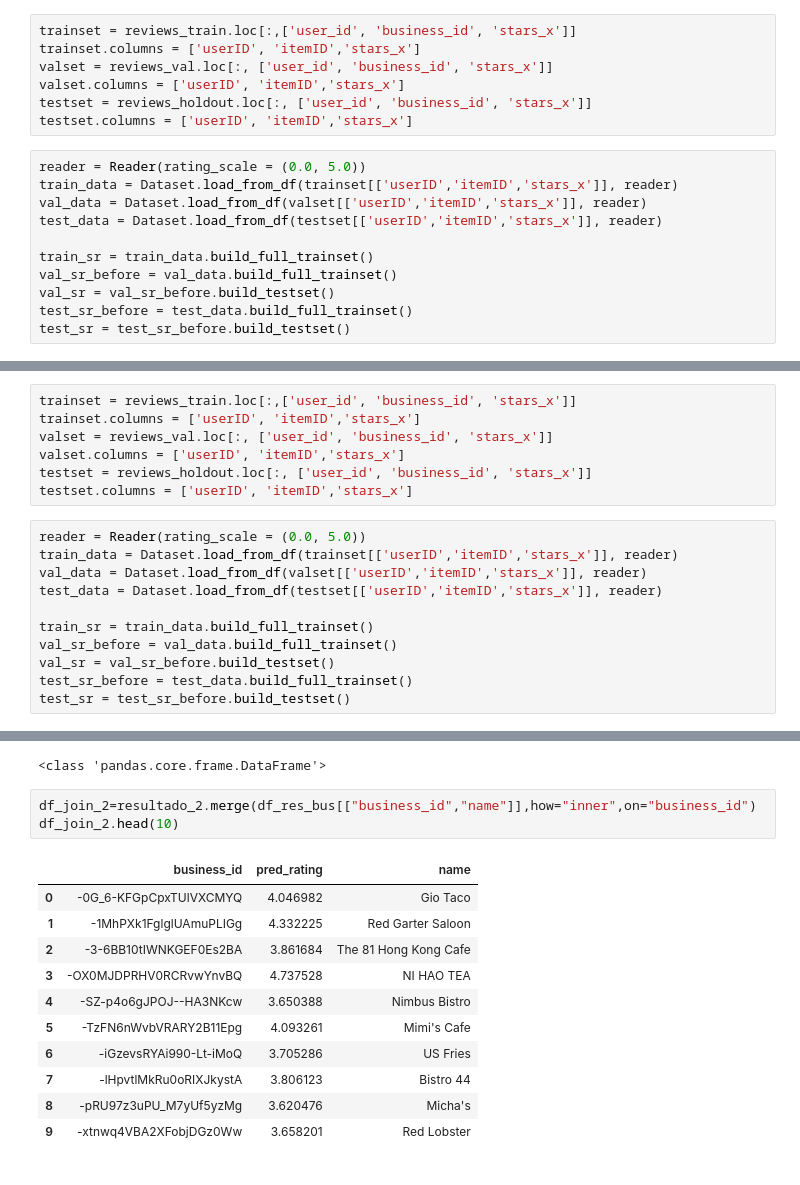
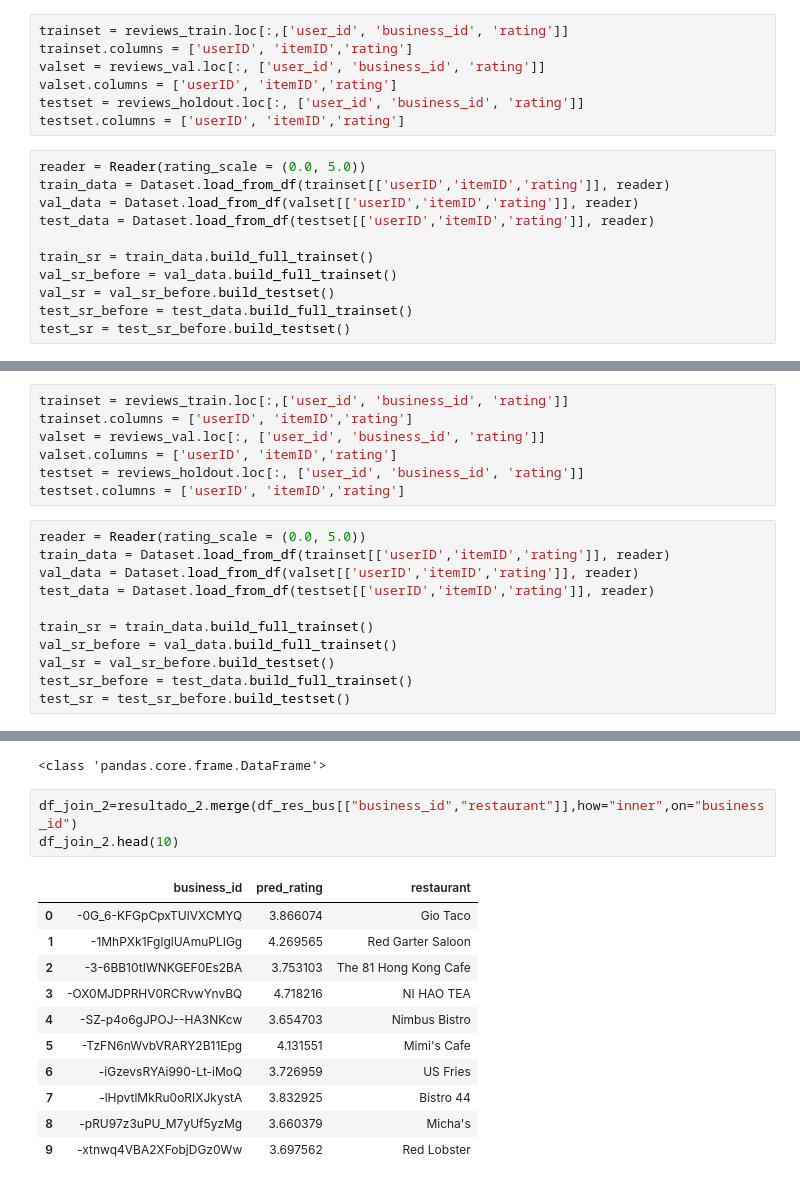
Before and after one commit to Sandokhan/yelp_project, a Jupyter notebook: RS_Teste.ipynb, the cells around one changed output, grey strips where cells are left out. Cells and saved outputs as stored; diff of their text form.

```diff
--- a/RS_Teste.ipynb
+++ b/RS_Teste.ipynb
@@ -229,17 +259,17 @@ reviews_val = process(reviews_cv_.copy())
 reviews_test = reviews_test.loc[reviews_test.business_id.isin(reviews_train.business_id)]
 reviews_val = reviews_val.loc[reviews_val.business_id.isin(reviews_train.business_id)]
 # %%
-trainset = reviews_train.loc[:,['user_id', 'business_id', 'stars_x']]
-trainset.columns = ['userID', 'itemID','stars_x']
-valset = reviews_val.loc[:, ['user_id', 'business_id', 'stars_x']]
-valset.columns = ['userID', 'itemID','stars_x']
-testset = reviews_holdout.loc[:, ['user_id', 'business_id', 'stars_x']]
-testset.columns = ['userID', 'itemID','stars_x']
+trainset = reviews_train.loc[:,['user_id', 'business_id', 'rating']]
+trainset.columns = ['userID', 'itemID','rating']
+valset = reviews_val.loc[:, ['user_id', 'business_id', 'rating']]
+valset.columns = ['userID', 'itemID','rating']
+testset = reviews_holdout.loc[:, ['user_id', 'business_id', 'rating']]
+testset.columns = ['userID', 'itemID','rating']
 # %%
 reader = Reader(rating_scale = (0.0, 5.0))
-train_data = Dataset.load_from_df(trainset[['userID','itemID','stars_x']], reader)
-val_data = Dataset.load_from_df(valset[['userID','itemID','stars_x']], reader)
-test_data = Dataset.load_from_df(testset[['userID','itemID','stars_x']], reader)
+train_data = Dataset.load_from_df(trainset[['userID','itemID','rating']], reader)
+val_data = Dataset.load_from_df(valset[['userID','itemID','rating']], reader)
+test_data = Dataset.load_from_df(testset[['userID','itemID','rating']], reader)
 
 train_sr = train_data.build_full_trainset()
 val_sr_before = val_data.build_full_trainset()
@@ -303,17 +333,17 @@ reviews_val = process(reviews_cv_.copy())
 reviews_test = reviews_test.loc[reviews_test.business_id.isin(reviews_train.business_id)]
 reviews_val = reviews_val.loc[reviews_val.business_id.isin(reviews_train.business_id)]
 # %%
-trainset = reviews_train.loc[:,['user_id', 'business_id', 'stars_x']]
-trainset.columns = ['userID', 'itemID','stars_x']
-valset = reviews_val.loc[:, ['user_id', 'business_id', 'stars_x']]
-valset.columns = ['userID', 'itemID','stars_x']
-testset = reviews_holdout.loc[:, ['user_id', 'business_id', 'stars_x']]
-testset.columns = ['userID', 'itemID','stars_x']
+trainset = reviews_train.loc[:,['user_id', 'business_id', 'rating']]
+trainset.columns = ['userID', 'itemID','rating']
+valset = reviews_val.loc[:, ['user_id', 'business_id', 'rating']]
+valset.columns = ['userID', 'itemID','rating']
+testset = reviews_holdout.loc[:, ['user_id', 'business_id', 'rating']]
+testset.columns = ['userID', 'itemID','rating']
 # %%
 reader = Reader(rating_scale = (0.0, 5.0))
-train_data = Dataset.load_from_df(trainset[['userID','itemID','stars_x']], reader)
-val_data = Dataset.load_from_df(valset[['userID','itemID','stars_x']], reader)
-test_data = Dataset.load_from_df(testset[['userID','itemID','stars_x']], reader)
+train_data = Dataset.load_from_df(trainset[['userID','itemID','rating']], reader)
+val_data = Dataset.load_from_df(valset[['userID','itemID','rating']], reader)
+test_data = Dataset.load_from_df(testset[['userID','itemID','rating']], reader)
 
 train_sr = train_data.build_full_trainset()
 val_sr_before = val_data.build_full_trainset()
@@ -541,20 +533,20 @@ print(type(resultado_2))
 # %% [output]
 <class 'pandas.core.frame.DataFrame'>
 # %%
-df_join_2=resultado_2.merge(df_res_bus[["business_id","name"]],how="inner",on="business_id")
+df_join_2=resultado_2.merge(df_res_bus[["business_id","restaurant"]],how="inner",on="business_id")
 df_join_2.head(10)
 # %% [output]
-|  | business_id | pred_rating | name |
-| 0 | -0G_6-KFGpCpxTUlVXCMYQ | 4.046982 | Gio Taco |
-| 1 | -1MhPXk1FglglUAmuPLIGg | 4.332225 | Red Garter Saloon |
-| 2 | -3-6BB10tIWNKGEF0Es2BA | 3.861684 | The 81 Hong Kong Cafe |
-| 3 | -OX0MJDPRHV0RCRvwYnvBQ | 4.737528 | NI HAO TEA |
-| 4 | -SZ-p4o6gJPOJ--HA3NKcw | 3.650388 | Nimbus Bistro |
-| 5 | -TzFN6nWvbVRARY2B11Epg | 4.093261 | Mimi's Cafe |
-| 6 | -iGzevsRYAi990-Lt-iMoQ | 3.705286 | US Fries |
-| 7 | -lHpvtlMkRu0oRIXJkystA | 3.806123 | Bistro 44 |
-| 8 | -pRU97z3uPU_M7yUf5yzMg | 3.620476 | Micha's |
-| 9 | -xtnwq4VBA2XFobjDGz0Ww | 3.658201 | Red Lobster |
+|  | business_id | pred_rating | restaurant |
+| 0 | -0G_6-KFGpCpxTUlVXCMYQ | 3.866074 | Gio Taco |
+| 1 | -1MhPXk1FglglUAmuPLIGg | 4.269565 | Red Garter Saloon |
+| 2 | -3-6BB10tIWNKGEF0Es2BA | 3.753103 | The 81 Hong Kong Cafe |
+| 3 | -OX0MJDPRHV0RCRvwYnvBQ | 4.718216 | NI HAO TEA |
+| 4 | -SZ-p4o6gJPOJ--HA3NKcw | 3.654703 | Nimbus Bistro |
+| 5 | -TzFN6nWvbVRARY2B11Epg | 4.131551 | Mimi's Cafe |
+| 6 | -iGzevsRYAi990-Lt-iMoQ | 3.726959 | US Fries |
+| 7 | -lHpvtlMkRu0oRIXJkystA | 3.832925 | Bistro 44 |
+| 8 | -pRU97z3uPU_M7yUf5yzMg | 3.660379 | Micha's |
+| 9 | -xtnwq4VBA2XFobjDGz0Ww | 3.697562 | Red Lobster |
 # %%
 df_join_2.sort_values(by="pred_rating", ascending=False)
 # %% [output]
```
Also changed, not shown: parts of 29 cells of this notebook.
